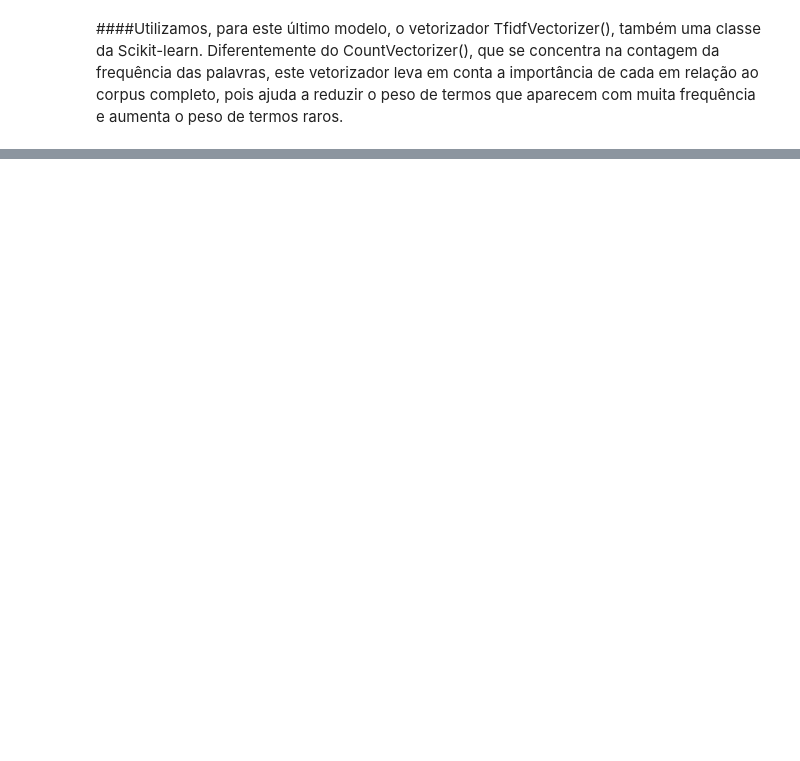
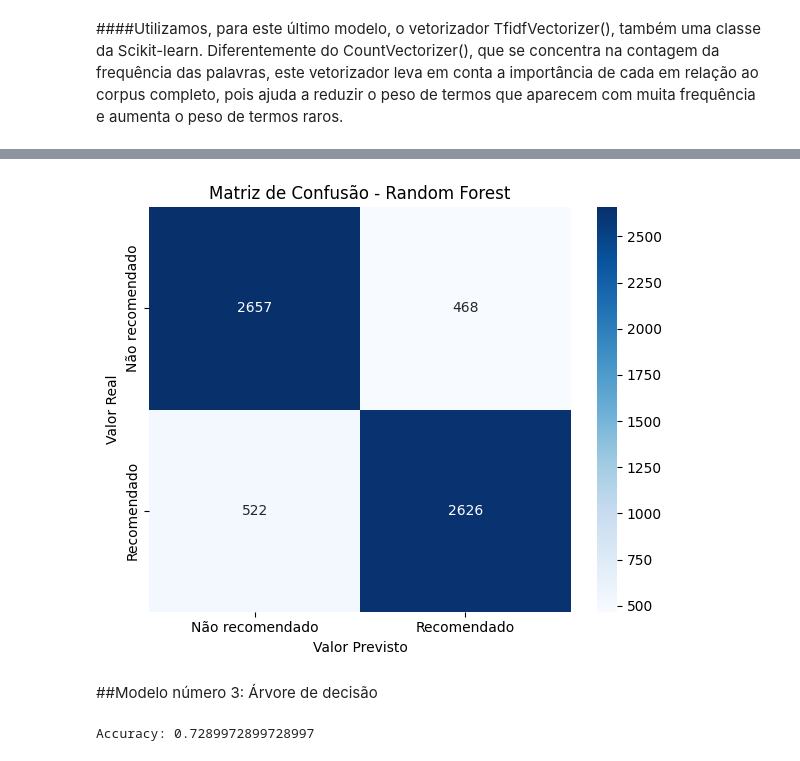
Before and after one commit to ju-arauj/Projeto_Aplicado_II, a Jupyter notebook: Projeto_Aplicado_2_Análise_de_Sentimento.ipynb, the cells around one changed output, grey strips where cells are left out. Drawn from its saved outputs; the diff is of its cells as text; code cells hidden in the pictures; blank space fills up the shorter version.

```diff
--- a/Projeto_Aplicado_2_Análise_de_Sentimento.ipynb
+++ b/Projeto_Aplicado_2_Análise_de_Sentimento.ipynb
@@ -466,0 +497,10 @@ from sklearn.ensemble import RandomForestClassifier
+# %%
+vectorizer = TfidfVectorizer(max_features = 5000)
+X = vectorizer.fit_transform(data_clean["review_text"])
+y = data_clean['is_recommended']
+
+rus = RandomUnderSampler(random_state = 5)
+X_resampled, y_resampled = rus.fit_resample(X, y)
+
+print(f"Antes: {len(y)} exemplos")
+print(f"Depois: {len(y_resampled)} exemplos")
@@ -467,8 +510,5 @@ from sklearn.ensemble import RandomForestClassifier
 # %%
-vectorizer = TfidfVectorizer(max_features = 5000)
-X = vectorizer.fit_transform(data_clean["review_text"])
-y = data_clean['is_recommended']
-X_train, X_test, y_train, y_test = train_test_split(X, y, test_size = 0.2, random_state = 8)
+X_train, X_test, y_train, y_test = train_test_split(X_resampled, y_resampled, test_size = 0.2, random_state = 8)
 
 
 floresta_aleatoria = RandomForestClassifier(n_estimators=100, random_state = 8)
@@ -485,0 +535,15 @@ Accuracy: 0.8872635170060994
+# %%
+cm1 = confusion_matrix(y_test, predictions)
+plt.figure(figsize=(6, 5))
+sns.heatmap(cm1, annot=True, fmt="d", cmap="Blues",
+            xticklabels=["Não recomendado", "Recomendado"],
+            yticklabels=["Não recomendado", "Recomendado"])
+plt.title("Matriz de Confusão - Random Forest")
+plt.xlabel("Valor Previsto")
+plt.ylabel("Valor Real")
+plt.tight_layout()
+plt.show()
+# %% [output]
+[figure, added]
+# %% [markdown]
+##Modelo número 3: Árvore de decisão
@@ -485,0 +559,12 @@ Accuracy: 0.8872635170060994
+# %%
+X_train, X_test, y_train, y_test = train_test_split(X_resampled, y_resampled, test_size = 0.2, random_state = 8)
+
+
+arvore_decisao = DecisionTreeClassifier(max_depth=10, random_state = 8)
+arvore_decisao.fit(X_train, y_train)
+predictions = arvore_decisao.predict(X_test)
+
+accuracy = accuracy_score(y_test, predictions)
+print(f"Accuracy: {accuracy}")
+# %% [output]
+Accuracy: 0.7289972899728997
```
Also changed, not shown: parts of 29 cells of this notebook.
